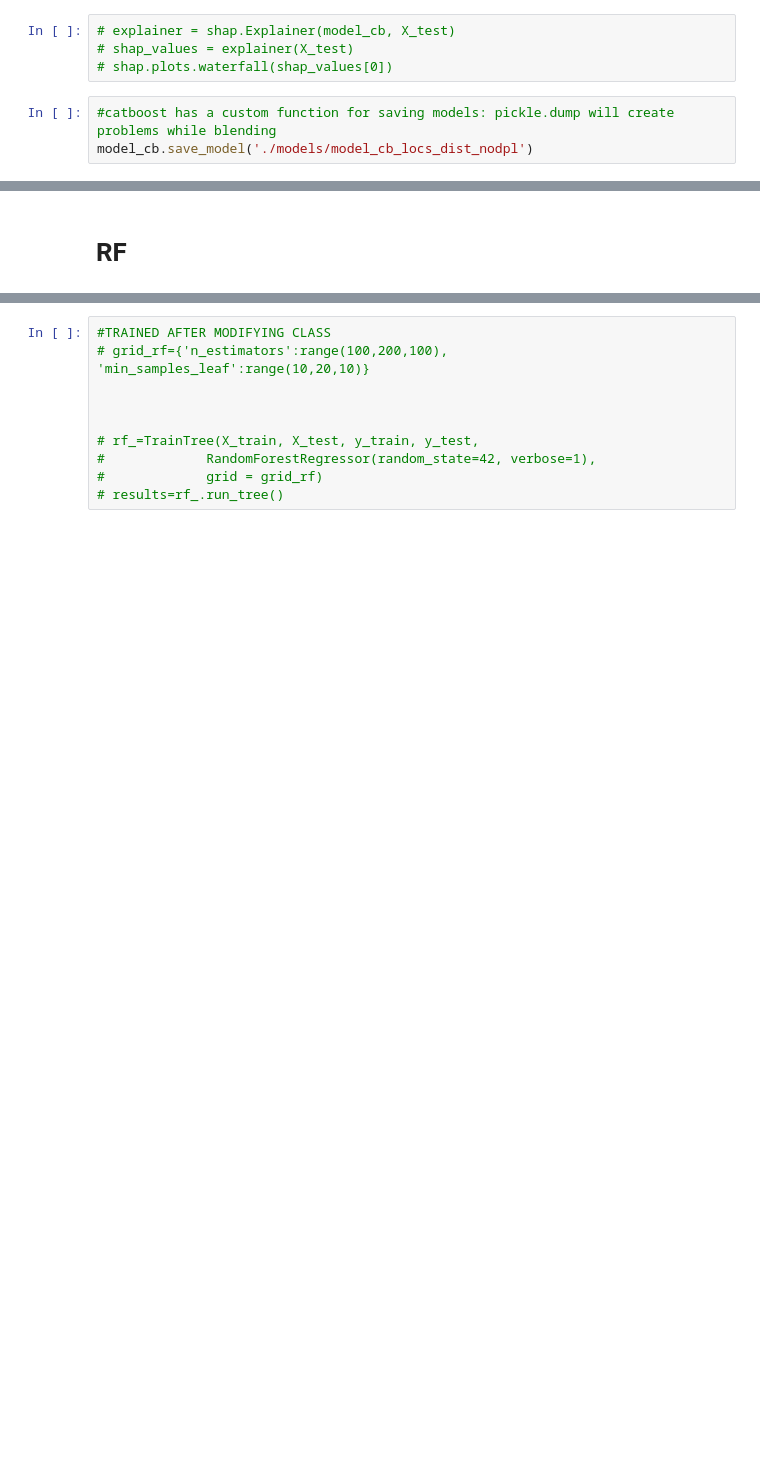
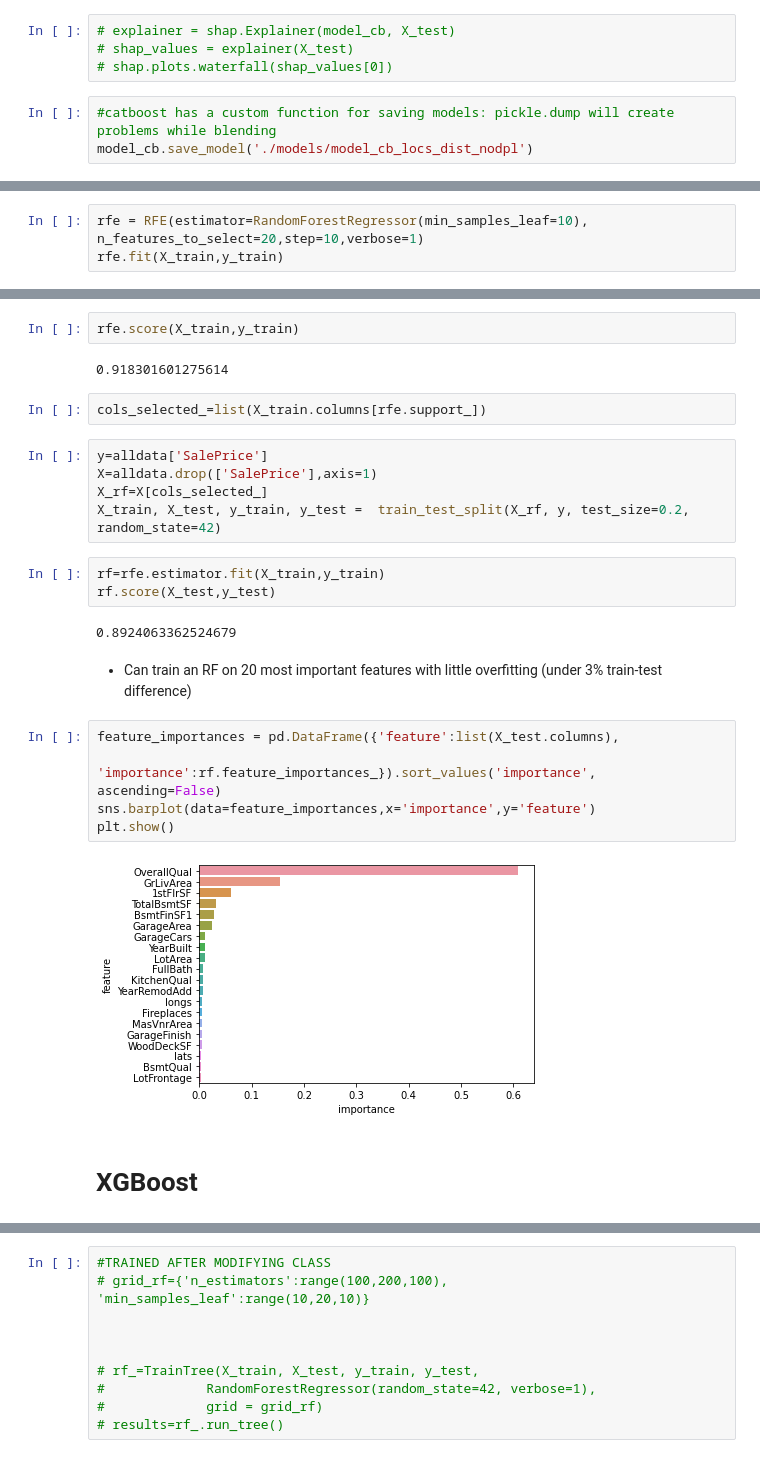
Before and after one commit to dapopov-st/housing-price-predictions, a Jupyter notebook: 002_tree_models.ipynb, the cells around one changed output, grey strips where cells are left out. Cells and saved outputs as stored; diff of their text form; blank space fills up the shorter version.

```diff
--- a/002_tree_models.ipynb
+++ b/002_tree_models.ipynb
@@ -191,0 +266,4 @@ model_cb.save_model('./models/model_cb_locs_dist_nodpl')
+# %%
+rfe = RFE(estimator=RandomForestRegressor(min_samples_leaf=10),
+n_features_to_select=20,step=10,verbose=1)
+rfe.fit(X_train,y_train)
@@ -192,2 +287,27 @@ model_cb.save_model('./models/model_cb_locs_dist_nodpl')
+# %%
+rfe.score(X_train,y_train)
+# %% [output]
+0.918301601275614
+# %%
+cols_selected_=list(X_train.columns[rfe.support_])
+# %%
+y=alldata['SalePrice']
+X=alldata.drop(['SalePrice'],axis=1)
+X_rf=X[cols_selected_]
+X_train, X_test, y_train, y_test =  train_test_split(X_rf, y, test_size=0.2, random_state=42)
+# %%
+rf=rfe.estimator.fit(X_train,y_train)
+rf.score(X_test,y_test)
+# %% [output]
+0.8924063362524679
+# %% [markdown]
+- Can train an RF on 20 most important features with little overfitting (under 3% train-test difference)
+# %%
+feature_importances = pd.DataFrame({'feature':list(X_test.columns),
+                                    'importance':rf.feature_importances_}).sort_values('importance', ascending=False)
+sns.barplot(data=feature_importances,x='importance',y='feature')
+plt.show()
+# %% [output]
+[figure, added]
 # %% [markdown]
-# RF
+# XGBoost
```
Also changed, not shown: parts of 32 cells of this notebook.
